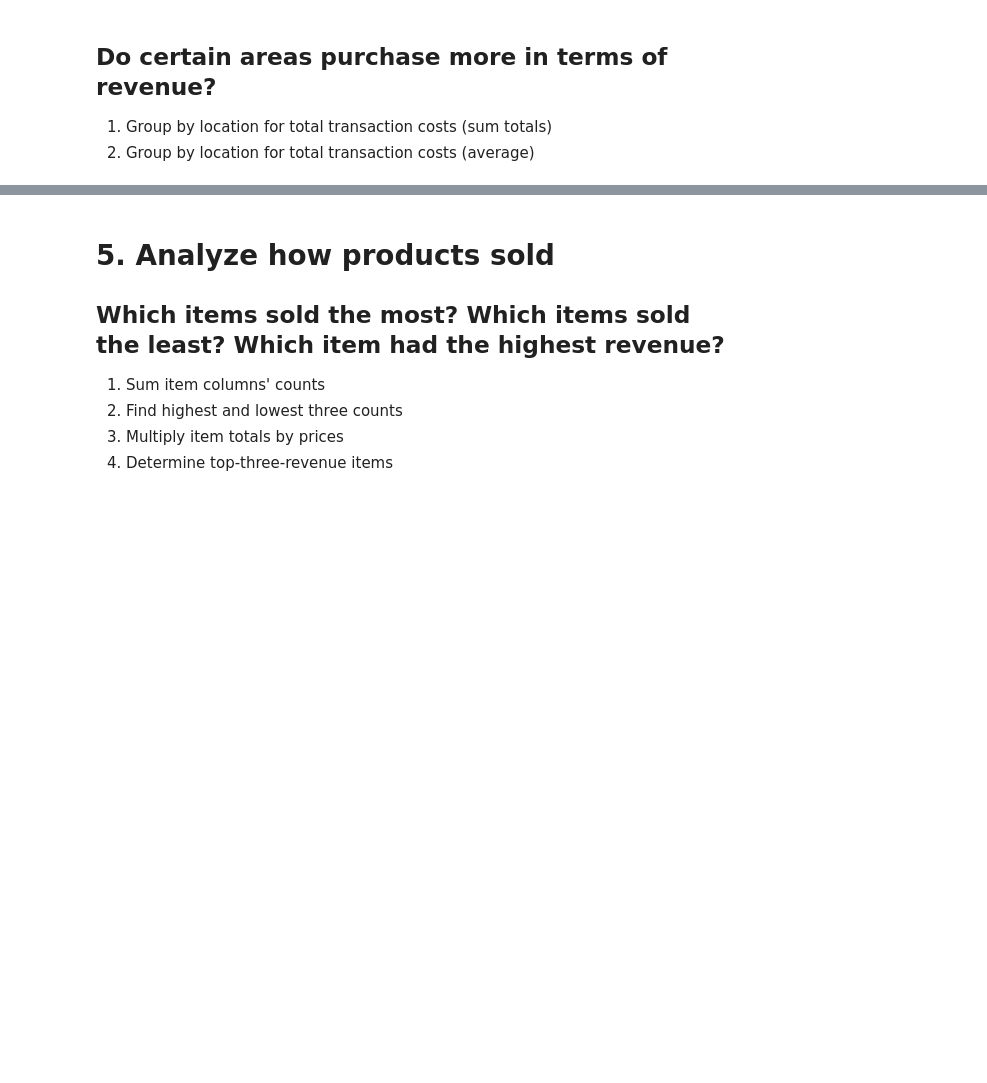
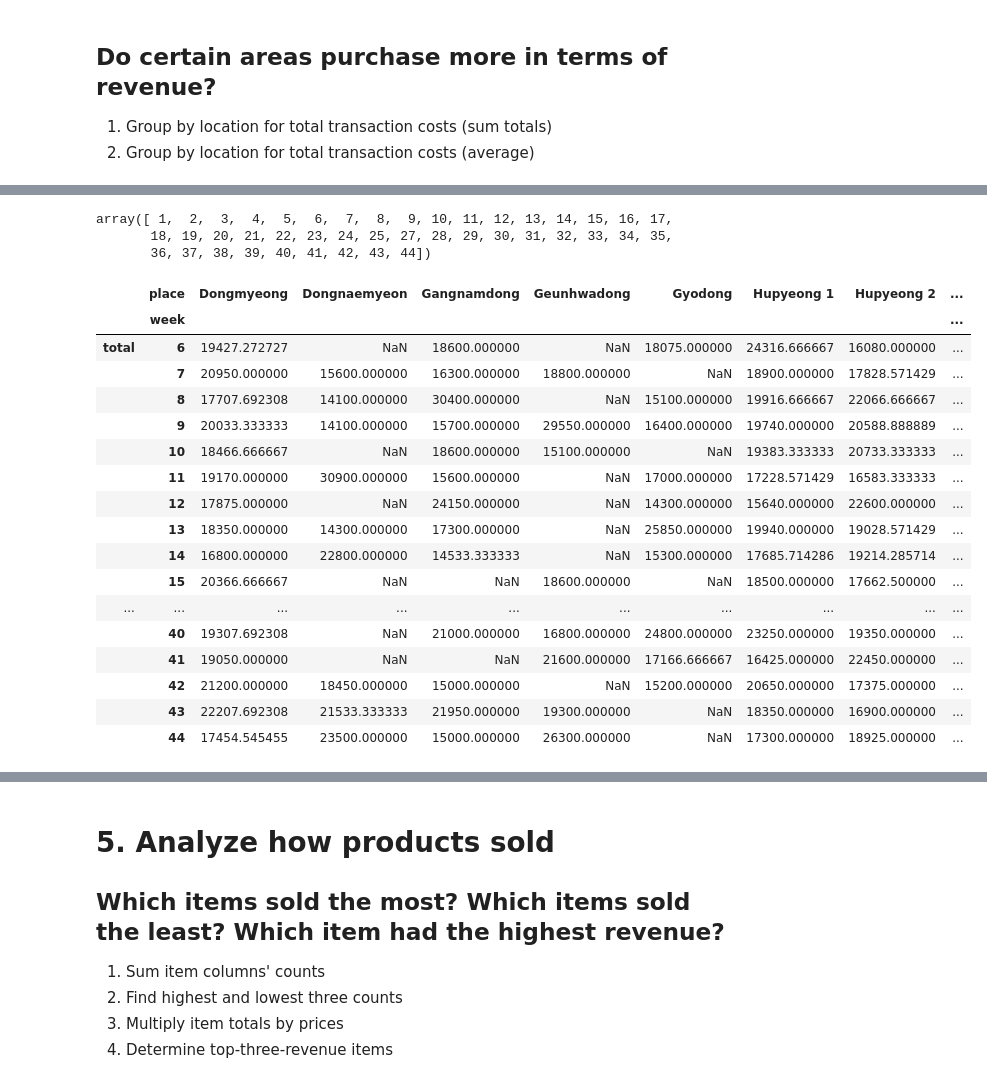
Before and after one commit to JacobPaxton/bakery-sales, a Jupyter notebook: explore.ipynb, the cells around one changed output, grey strips where cells are left out. Cells and saved outputs as stored; diff of their text form; code cells hidden in the pictures; blank space fills up the shorter version.

```diff
--- a/explore.ipynb
+++ b/explore.ipynb
@@ -510,3 +532,47 @@ Note: Sindongmyeon only has 1 transaction and should be considered an outlier in
 ## Did certain areas have increased/decreased activity weeks or months?
 1. Plot each location's total charges over time
 2. Plot each location's total item counts over time
+# %%
+# 1.
+# new column in individual transaction dataframe for binned transaction week
+# (transaction in week 1, 2, ... final week)
+sales['week'] = sales.index.week - 27
+sales['week'] = sales.week + np.where(sales.week < 0, 53, 0)
+# check work
+sales.week.unique()
+# %% [output]
+array([ 1,  2,  3,  4,  5,  6,  7,  8,  9, 10, 11, 12, 13, 14, 15, 16, 17,
+       18, 19, 20, 21, 22, 23, 24, 25, 27, 28, 29, 30, 31, 32, 33, 34, 35,
+       36, 37, 38, 39, 40, 41, 42, 43, 44])
+# %%
+# group by week in terms of total charges
+location_week_revenue = pd.DataFrame(sales.groupby(['place','week']).total.mean()).unstack().T
+location_week_revenue
+
+# # plot line chart for each location in terms of weekly totals
+# newthingy.plot.bar(figsize=(12,4))
+# plt.title("Are There Differences in a Week's Average Revenue By Location?")
+# plt.xlabel('Week of Operation')
+# plt.ylabel('Average Revenue (won)')
+# plt.xticks(rotation=45)
+# plt.legend('')
+# plt.show()
+# %% [output]
+|  | place | Dongmyeong | Dongnaemyeon | Gangnamdong | Geunhwadong | Gyodong | Hupyeong 1 | Hupyeong 2 | ... |
+|  | week |  |  |  |  |  |  |  | ... |
+| total | 6 | 19427.272727 | NaN | 18600.000000 | NaN | 18075.000000 | 24316.666667 | 16080.000000 | ... |
+|  | 7 | 20950.000000 | 15600.000000 | 16300.000000 | 18800.000000 | NaN | 18900.000000 | 17828.571429 | ... |
+|  | 8 | 17707.692308 | 14100.000000 | 30400.000000 | NaN | 15100.000000 | 19916.666667 | 22066.666667 | ... |
+|  | 9 | 20033.333333 | 14100.000000 | 15700.000000 | 29550.000000 | 16400.000000 | 19740.000000 | 20588.888889 | ... |
+|  | 10 | 18466.666667 | NaN | 18600.000000 | 15100.000000 | NaN | 19383.333333 | 20733.333333 | ... |
+|  | 11 | 19170.000000 | 30900.000000 | 15600.000000 | NaN | 17000.000000 | 17228.571429 | 16583.333333 | ... |
+|  | 12 | 17875.000000 | NaN | 24150.000000 | NaN | 14300.000000 | 15640.000000 | 22600.000000 | ... |
+|  | 13 | 18350.000000 | 14300.000000 | 17300.000000 | NaN | 25850.000000 | 19940.000000 | 19028.571429 | ... |
+|  | 14 | 16800.000000 | 22800.000000 | 14533.333333 | NaN | 15300.000000 | 17685.714286 | 19214.285714 | ... |
+|  | 15 | 20366.666667 | NaN | NaN | 18600.000000 | NaN | 18500.000000 | 17662.500000 | ... |
+| ... | ... | ... | ... | ... | ... | ... | ... | ... | ... |
+|  | 40 | 19307.692308 | NaN | 21000.000000 | 16800.000000 | 24800.000000 | 23250.000000 | 19350.000000 | ... |
+|  | 41 | 19050.000000 | NaN | NaN | 21600.000000 | 17166.666667 | 16425.000000 | 22450.000000 | ... |
+|  | 42 | 21200.000000 | 18450.000000 | 15000.000000 | NaN | 15200.000000 | 20650.000000 | 17375.000000 | ... |
+|  | 43 | 22207.692308 | 21533.333333 | 21950.000000 | 19300.000000 | NaN | 18350.000000 | 16900.000000 | ... |
+|  | 44 | 17454.545455 | 23500.000000 | 15000.000000 | 26300.000000 | NaN | 17300.000000 | 18925.000000 | ... |
```
Also changed, not shown: parts of 43 cells of this notebook.
